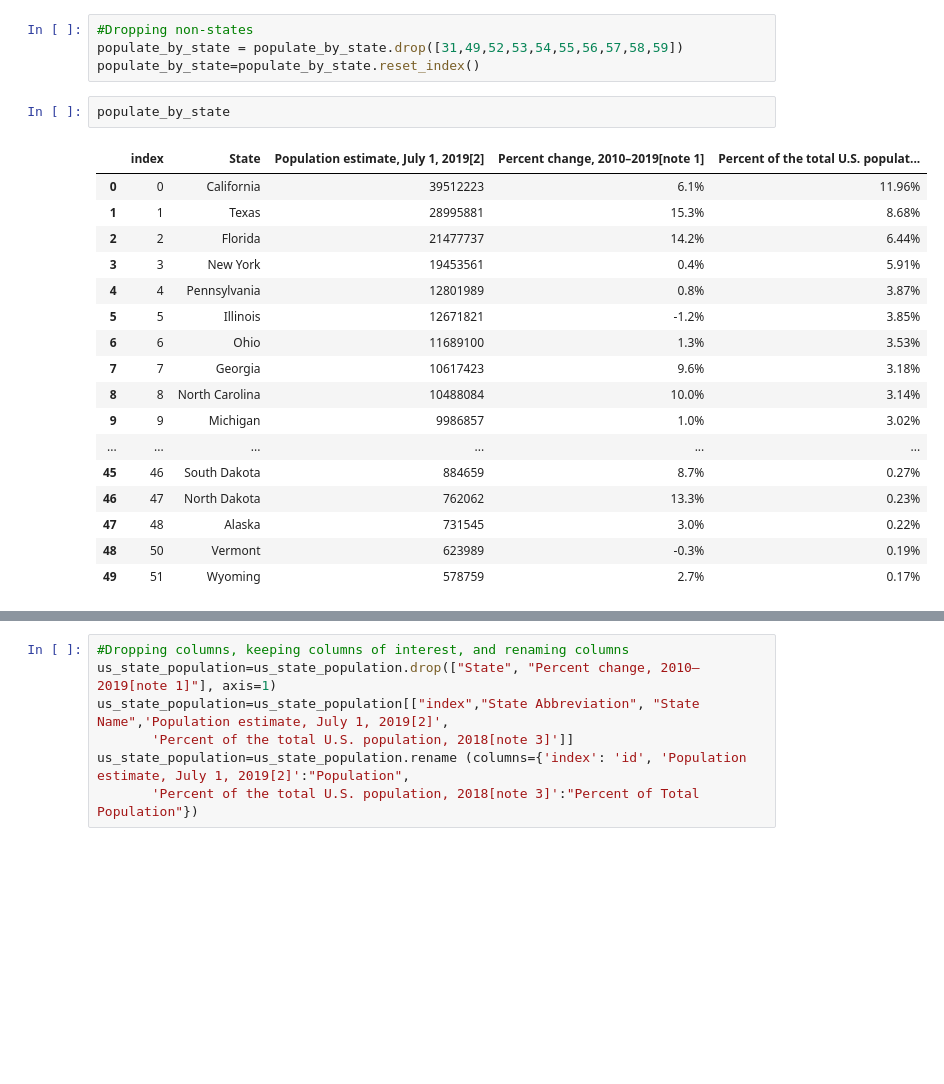
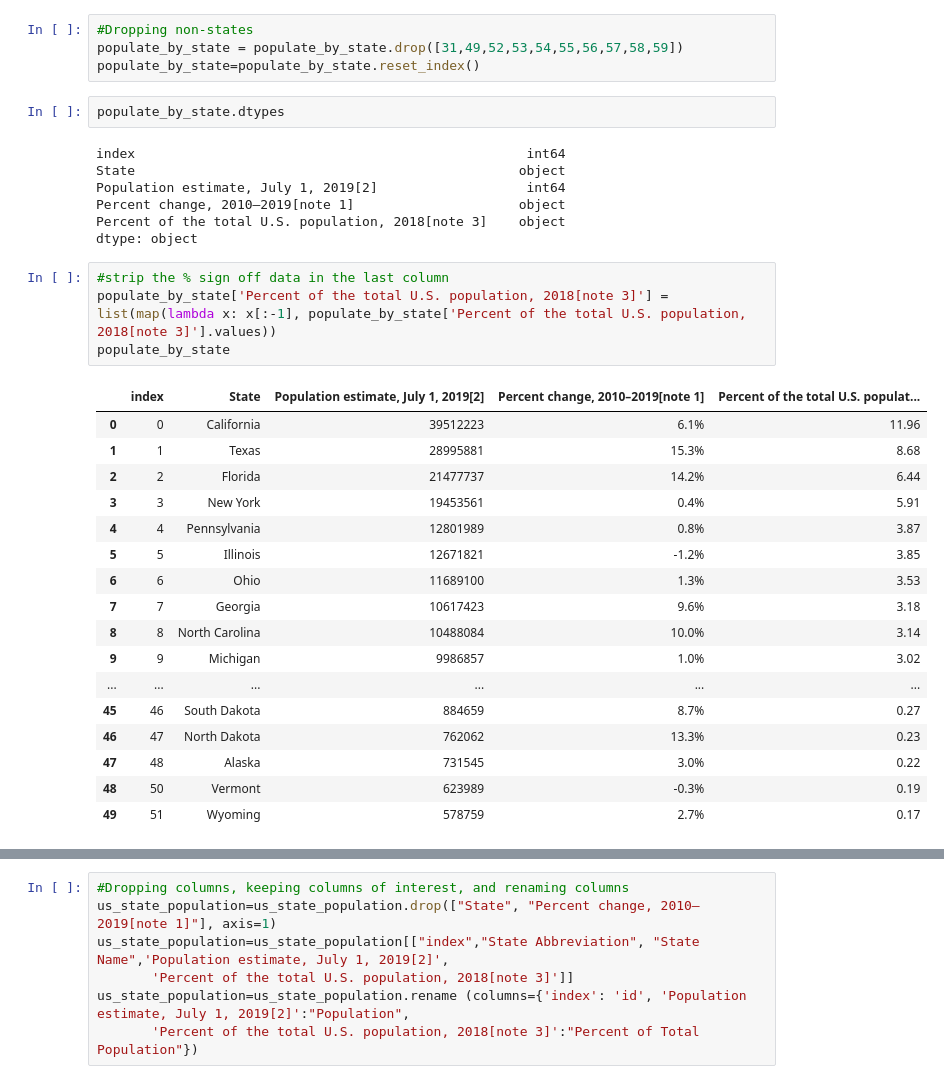
Before and after one commit to jhye1023/States-FastFood-Project, a Jupyter notebook: ETL_main.ipynb, the cells around one changed output, grey strips where cells are left out. Saved outputs shown, nothing was run; the diff lists cells and outputs as text; blank space fills up the shorter version.

```diff
--- a/ETL_main.ipynb
+++ b/ETL_main.ipynb
@@ -137,22 +137,33 @@ populate_by_state
 populate_by_state = populate_by_state.drop([31,49,52,53,54,55,56,57,58,59])
 populate_by_state=populate_by_state.reset_index()
 # %%
-populate_by_state
+populate_by_state.dtypes
 # %% [output]
-|  | index | State | Population estimate, July 1, 2019[2] | Percent change, 2010–2019[note 1] | Percent of the total U.S. populat... |
-| 0 | 0 | California | 39512223 | 6.1% | 11.96% |
-| 1 | 1 | Texas | 28995881 | 15.3% | 8.68% |
-| 2 | 2 | Florida | 21477737 | 14.2% | 6.44% |
-| 3 | 3 | New York | 19453561 | 0.4% | 5.91% |
-| 4 | 4 | Pennsylvania | 12801989 | 0.8% | 3.87% |
-| 5 | 5 | Illinois | 12671821 | -1.2% | 3.85% |
-| 6 | 6 | Ohio | 11689100 | 1.3% | 3.53% |
-| 7 | 7 | Georgia | 10617423 | 9.6% | 3.18% |
-| 8 | 8 | North Carolina | 10488084 | 10.0% | 3.14% |
-| 9 | 9 | Michigan | 9986857 | 1.0% | 3.02% |
-| ... | ... | ... | ... | ... | ... |
-| 45 | 46 | South Dakota | 884659 | 8.7% | 0.27% |
-| 46 | 47 | North Dakota | 762062 | 13.3% | 0.23% |
-| 47 | 48 | Alaska | 731545 | 3.0% | 0.22% |
-| 48 | 50 | Vermont | 623989 | -0.3% | 0.19% |
-| 49 | 51 | Wyoming | 578759 | 2.7% | 0.17% |
+index                                                  int64
+State                                                 object
+Population estimate, July 1, 2019[2]                   int64
+Percent change, 2010–2019[note 1]                     object
+Percent of the total U.S. population, 2018[note 3]    object
+dtype: object
+# %%
+#strip the % sign off data in the last column
+populate_by_state['Percent of the total U.S. population, 2018[note 3]'] = list(map(lambda x: x[:-1], populate_by_state['Percent of the total U.S. population, 2018[note 3]'].values))
+populate_by_state
+# %% [output]
+|  | index | State | Population estimate, July 1, 2019[2] | Percent change, 2010–2019[note 1] | Percent of the total U.S. populat... |
+| 0 | 0 | California | 39512223 | 6.1% | 11.96 |
+| 1 | 1 | Texas | 28995881 | 15.3% | 8.68 |
+| 2 | 2 | Florida | 21477737 | 14.2% | 6.44 |
+| 3 | 3 | New York | 19453561 | 0.4% | 5.91 |
+| 4 | 4 | Pennsylvania | 12801989 | 0.8% | 3.87 |
+| 5 | 5 | Illinois | 12671821 | -1.2% | 3.85 |
+| 6 | 6 | Ohio | 11689100 | 1.3% | 3.53 |
+| 7 | 7 | Georgia | 10617423 | 9.6% | 3.18 |
+| 8 | 8 | North Carolina | 10488084 | 10.0% | 3.14 |
+| 9 | 9 | Michigan | 9986857 | 1.0% | 3.02 |
+| ... | ... | ... | ... | ... | ... |
+| 45 | 46 | South Dakota | 884659 | 8.7% | 0.27 |
+| 46 | 47 | North Dakota | 762062 | 13.3% | 0.23 |
+| 47 | 48 | Alaska | 731545 | 3.0% | 0.22 |
+| 48 | 50 | Vermont | 623989 | -0.3% | 0.19 |
+| 49 | 51 | Wyoming | 578759 | 2.7% | 0.17 |
```
Also changed, not shown: parts of 8 cells of this notebook.
